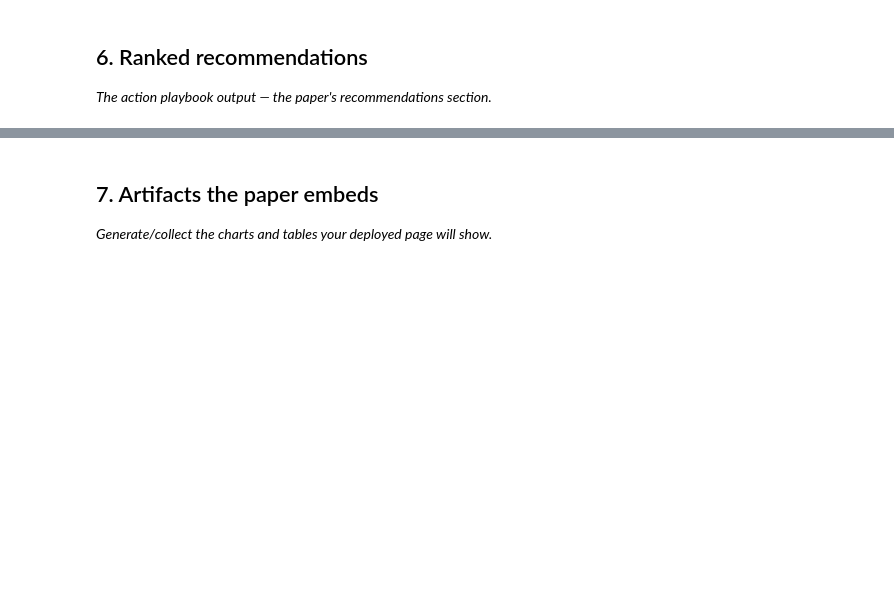
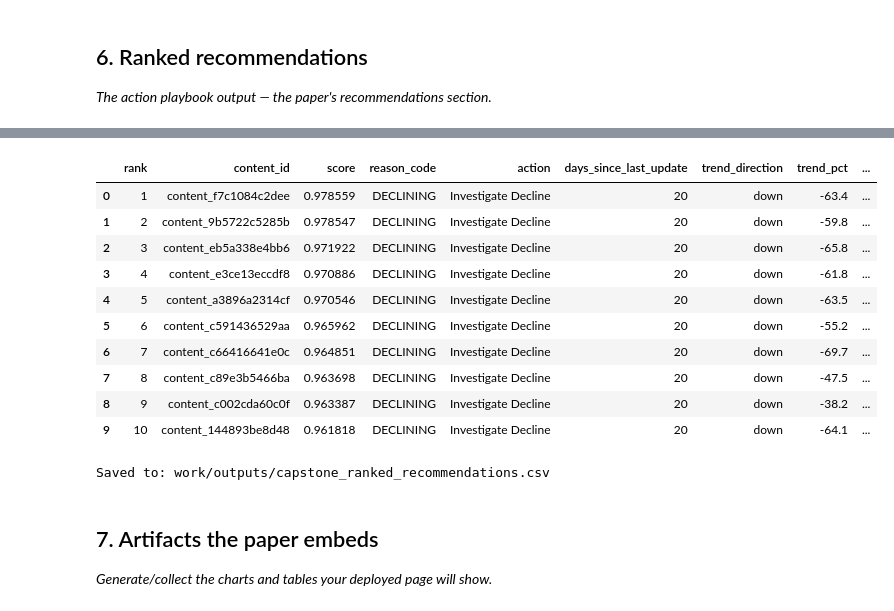
Before and after one commit to ruzaki11/Flyrank-ml-intern-tasks, a Jupyter notebook: work/notebooks/capstone.ipynb, the cells around one changed output, grey strips where cells are left out. Drawn from its saved outputs; the diff is of its cells as text; code cells hidden in the pictures; blank space fills up the shorter version.

```diff
--- a/work/notebooks/capstone.ipynb
+++ b/work/notebooks/capstone.ipynb
@@ -170,0 +296,4 @@ The available features summarize activity over predefined historical windows, in
+# %%
+test_scores = L_model.predict_proba(X_test)[:, 1]
+recommendations = test_df[["content_id"]].copy()
+recommendations["score"] = test_scores
@@ -170,0 +340,5 @@ The available features summarize activity over predefined historical windows, in
+# %%
+recommendations["reason_code"] = recommendations.apply(
+    get_reason,
+    axis=1
+)
@@ -170,0 +359,14 @@ The available features summarize activity over predefined historical windows, in
+# %%
+recommendations["action"] = (
+    recommendations["reason_code"].map(get_action)
+)
+# %%
+final_recommendations = recommendations[
+    [
+        "rank",
+        "content_id",
+        "score",
+        "reason_code",
+        "action"
+    ]
+]
@@ -171,3 +387,51 @@ The available features summarize activity over predefined historical windows, in
+# %%
+top10_review = (
+    final_recommendations.head(10)
+    .merge(
+        test_df[
+            [
+                "content_id",
+                "days_since_last_update",
+                "trend_direction",
+                "trend_pct",
+                "avg_position",
+                "ctr",
+                "impressions_90d"
+            ]
+        ],
+        on="content_id",
+        how="left"
+    )
+)
+
+top10_review
+# %% [output]
+|  | rank | content_id | score | reason_code | action | days_since_last_update | trend_direction | trend_pct | ... |
+| 0 | 1 | content_f7c1084c2dee | 0.978559 | DECLINING | Investigate Decline | 20 | down | -63.4 | ... |
+| 1 | 2 | content_9b5722c5285b | 0.978547 | DECLINING | Investigate Decline | 20 | down | -59.8 | ... |
+| 2 | 3 | content_eb5a338e4bb6 | 0.971922 | DECLINING | Investigate Decline | 20 | down | -65.8 | ... |
+| 3 | 4 | content_e3ce13eccdf8 | 0.970886 | DECLINING | Investigate Decline | 20 | down | -61.8 | ... |
+| 4 | 5 | content_a3896a2314cf | 0.970546 | DECLINING | Investigate Decline | 20 | down | -63.5 | ... |
+| 5 | 6 | content_c591436529aa | 0.965962 | DECLINING | Investigate Decline | 20 | down | -55.2 | ... |
+| 6 | 7 | content_c66416641e0c | 0.964851 | DECLINING | Investigate Decline | 20 | down | -69.7 | ... |
+| 7 | 8 | content_c89e3b5466ba | 0.963698 | DECLINING | Investigate Decline | 20 | down | -47.5 | ... |
+| 8 | 9 | content_c002cda60c0f | 0.963387 | DECLINING | Investigate Decline | 20 | down | -38.2 | ... |
+| 9 | 10 | content_144893be8d48 | 0.961818 | DECLINING | Investigate Decline | 20 | down | -64.1 | ... |
+# %%
+import os
+
+os.makedirs("work/outputs", exist_ok=True)
+
+output_path = "work/outputs/capstone_ranked_recommendations.csv"
+
+final_recommendations.to_csv(
+    output_path,
+    index=False
+)
+
+print(f"Saved to: {output_path}")
+# %% [output]
+Saved to: work/outputs/capstone_ranked_recommendations.csv
 # %% [markdown]
 ## 7. Artifacts the paper embeds
 
```
Also changed, not shown: parts of 16 cells of this notebook.
